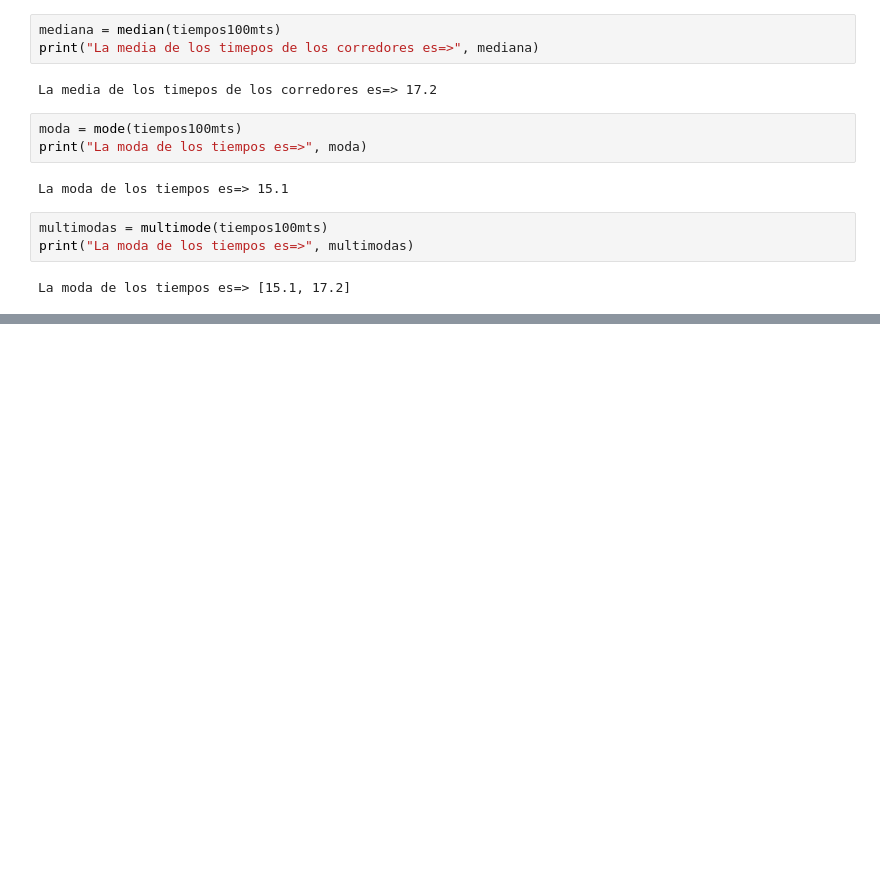
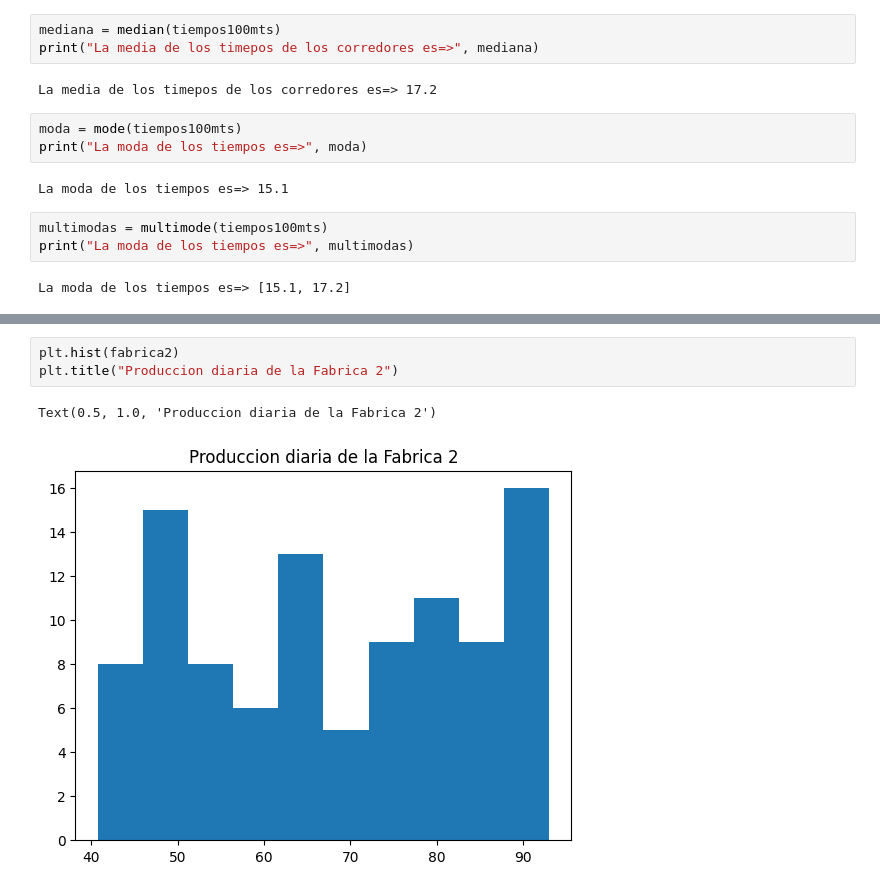
Before and after one commit to BeltranCristian/probabilidad, a Jupyter notebook: Practica_1.ipynb, the cells around one changed output, grey strips where cells are left out. Saved outputs shown, nothing was run; the diff lists cells and outputs as text; blank space fills up the shorter version.

```diff
--- a/Practica_1.ipynb
+++ b/Practica_1.ipynb
@@ -72,0 +92,6 @@ NameError: name 'random' is not defined
+# %%
+plt.hist(fabrica2)
+plt.title("Produccion diaria de la Fabrica 2")
+# %% [output]
+Text(0.5, 1.0, 'Produccion diaria de la Fabrica 2')
+[figure, added]
```
Also changed, not shown: parts of 7 cells of this notebook.
